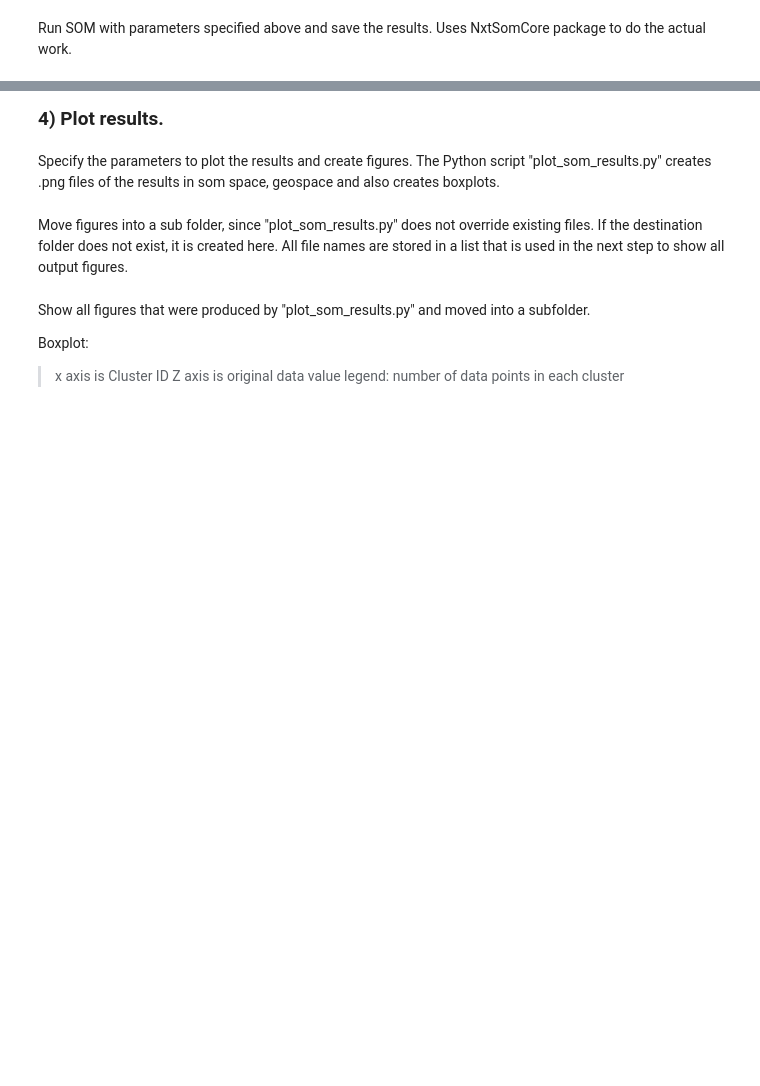
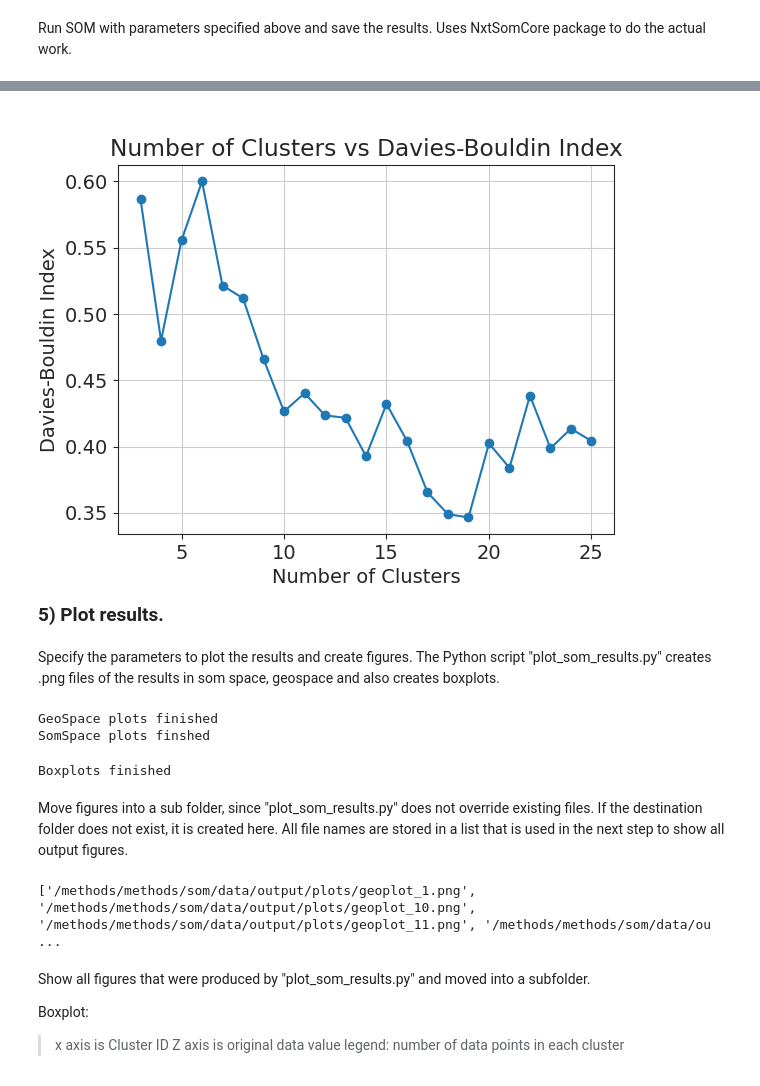
Before and after one commit to DARPA-CRITICALMAAS/beak-ta3, a Jupyter notebook: methods/som/run_nextsomcore.ipynb, the cells around one changed output, grey strips where cells are left out. Cells and saved outputs as stored; diff of their text form; code cells hidden in the pictures; blank space fills up the shorter version.

```diff
--- a/methods/som/run_nextsomcore.ipynb
+++ b/methods/som/run_nextsomcore.ipynb
@@ -25,43 +73,11 @@ If input file format is LRN, skip the next code cell and provide the file name (
 # %%
-# #-------------
-# #- Data Input .tiff files:
-# #-------------
-# #- If input data is geotiff: list geotiff files: ["name1.tiff","name2.tiff"]
-#in_folder = "data/input/MVT_PREFERRED_REPROJECTED/NUMERICAL_MINMAX/"
-#input_list_text=[file_path + file for file in
-#                    ["Geology_BlackShale_Proximity.tif",
-#                    "Terrane_Proximity.tif"]]
-#args.input_file= ",".join(input_list_text)
-
-file_path = "data/input/MVT_PREFERRED_REPROJECTED/"
-file_patterns = ["NUMERICAL_MINMAX/*.tif", "CATEGORICAL/*_Igneous_Intrusive_Felsic.tif"]
-#file_patterns = ["NUMERICAL_MINMAX/Magnetic_LongWavelength_HGM*.tif", "CATEGORICAL/*_Igneous_Intrusive_Felsic.tif"]
-#file_patterns = ["NUMERICAL_MINMAX/Mag*.tif"]
-
-args.input_file = args.create_list_from_pattern(file_path, file_patterns)
-args.geotiff_input=args.input_file      # geotiff_input files, separated by komma
-
-#-------------
-#- Or: Data Input .lrn file:
-#-------------
-#args.input_file="/methods/methods/som/data/input/SOM_grav_mag.lrn"
-
-#-------------
-#- Data Output
-#-------------
 
 #args.output_folder="data/output"         # Folder to save som dictionary and cluster dictionary
 args.output_folder="/methods/methods/som/data/output"
-
 args.output_file_somspace= args.output_folder+"/result_som.txt"   # DO NOT CHANGE! Text file that will contain calculated values: som_x som_y b_data1 b_data2 b_dataN umatrix cluster in geospace.
 
-
-#-------------
-#- Parameter
-#-------------
-
-args.som_x=30                # X dimension of generated SOM
-args.som_y=30                # Y dimension of generated SOM
+args.som_x=100                # X dimension of generated SOM
+args.som_y=100                # Y dimension of generated SOM
 args.epochs=10               # Number of epochs to run
 
 # Base parameters required for som calculation.
@@ -72,7 +88,7 @@ args.output_file_geospace=args.outgeofile   # Text file that will contain calcul
 args.kmeans="true"          # Run k-means clustering (true, false)
 args.kmeans_init=5           # Number of initializations
 args.kmeans_min=3            # Minimum number of k-mean clusters
-args.kmeans_max=25           # Maximum number of k-mean clusters
+args.kmeans_max=35           # Maximum number of k-mean clusters
 
 args.neighborhood='gaussian'     # Shape of the neighborhood function. gaussian or bubble
 args.std_coeff=0.5               # Coefficient in the Gaussian neighborhood function
@@ -160,12 +174,17 @@ KeyboardInterrupt:
 # %%
 import src.plot_som_results as plot
+from IPython.display import Image, display
 
 # Load cluster dictionary
 loaded_cluster_list = plot.load_cluster_dictionary(args.output_folder)
 # Plot and save the Davies-Bouldin Index vs Number of Clusters
 plot.plot_davies_bouldin(loaded_cluster_list, args.output_folder)
+
+display(Image(filename=args.output_folder+'db_score.png'))
+# %% [output]
+[figure, added]
 # %% [markdown]
-<p style="font-size:19px; text-align:left; font-weight:bold">4) Plot results.
+<p style="font-size:19px; text-align:left; font-weight:bold">5) Plot results.
 # %% [markdown]
 Specify the parameters to plot the results and create figures. The Python script "plot_som_results.py" creates .png files of the results in som space, geospace and also creates boxplots.
 # %%
@@ -186,6 +205,10 @@ argsP.dataType='grid'       # Data type (scatter or grid)
 argsP.noDataValue='-9999'    # noData value
 
 plot.run_plotting_script(argsP)
+# %% [output]
+GeoSpace plots finished
+SomSpace plots finshed
+Boxplots finished
 # %% [markdown]
 Move figures into a sub folder, since "plot_som_results.py" does not override existing files. If the destination folder does not exist, it is created here. All file names are stored in a list that is used in the next step to show all output figures.
 # %%
@@ -232,6 +255,8 @@ for file_pattern in file_patterns:
         shutil.move(source_file, destination_file_path)
 
 print(all_figs)
+# %% [output]
+['/methods/methods/som/data/output/plots/geoplot_1.png', '/methods/methods/som/data/output/plots/geoplot_10.png', '/methods/methods/som/data/output/plots/geoplot_11.png', '/methods/methods/som/data/ou ...
 # %% [markdown]
 Show all figures that were produced by "plot_som_results.py" and moved into a subfolder.
 
```
Also changed, not shown: parts of 10 cells of this notebook.
